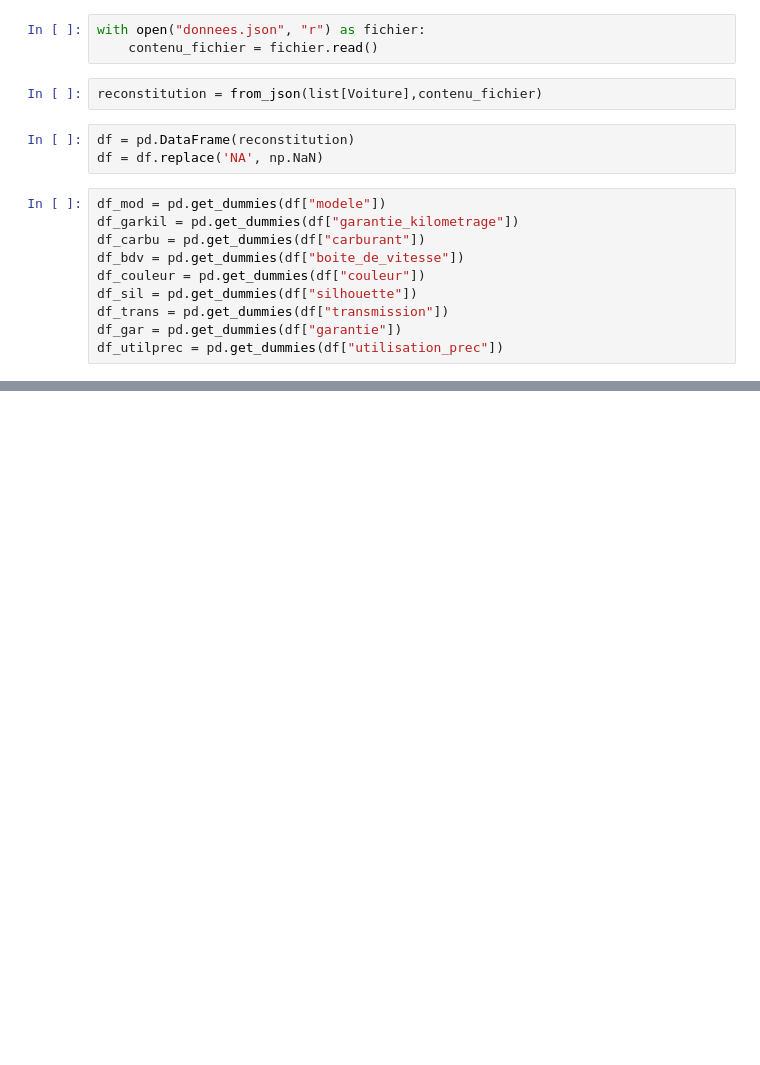
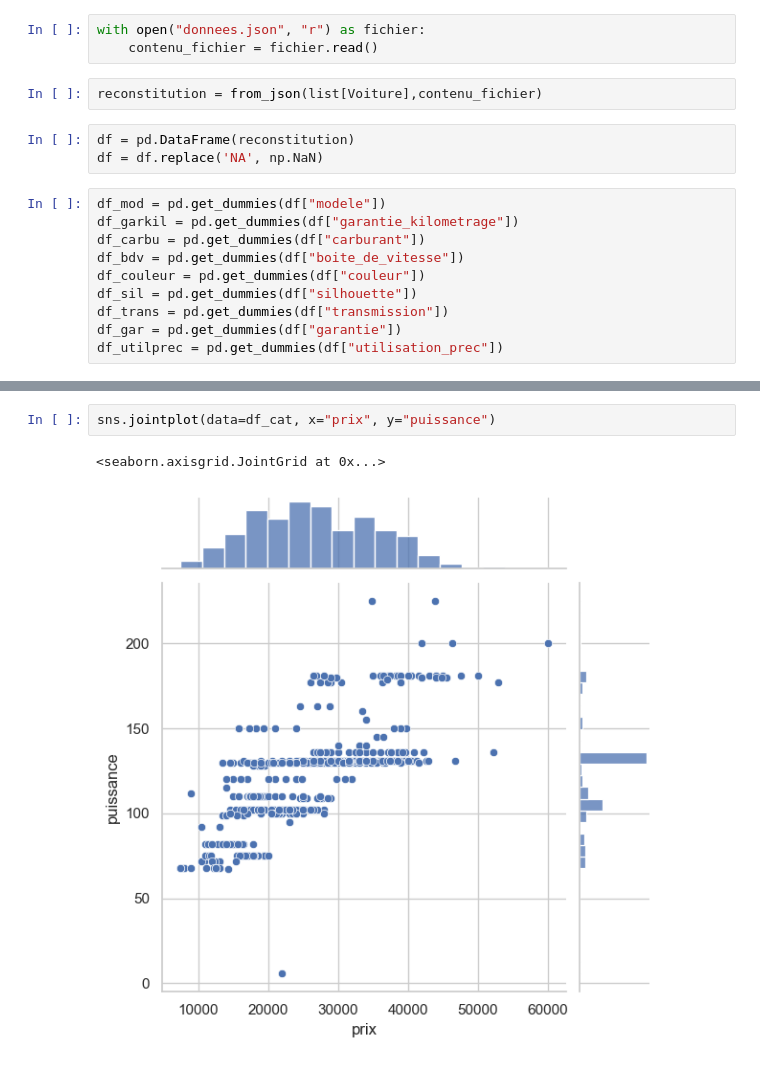
Before and after one commit to mathver/VERON_NEPVEUX_PROJECT, a Jupyter notebook: veron_nepveux_project/exploration.ipynb, the cells around one changed output, grey strips where cells are left out. Drawn from its saved outputs; the diff is of its cells as text; blank space fills up the shorter version.

```diff
--- a/veron_nepveux_project/exploration.ipynb
+++ b/veron_nepveux_project/exploration.ipynb
@@ -64,0 +63,5 @@ en_gs.best_params_, en_gs.best_score_
+# %%
+sns.jointplot(data=df_cat, x="prix", y="puissance")
+# %% [output]
+<seaborn.axisgrid.JointGrid at 0x...>
+[figure, added]
```
Also changed, not shown: parts of 14 cells of this notebook, 1 other file.
